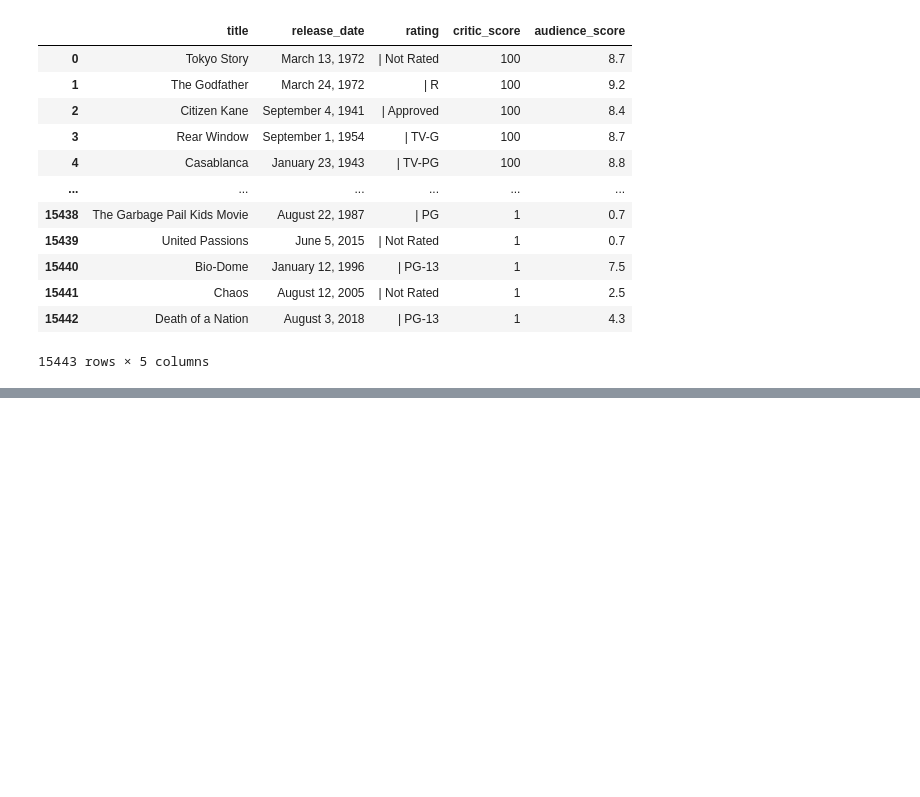
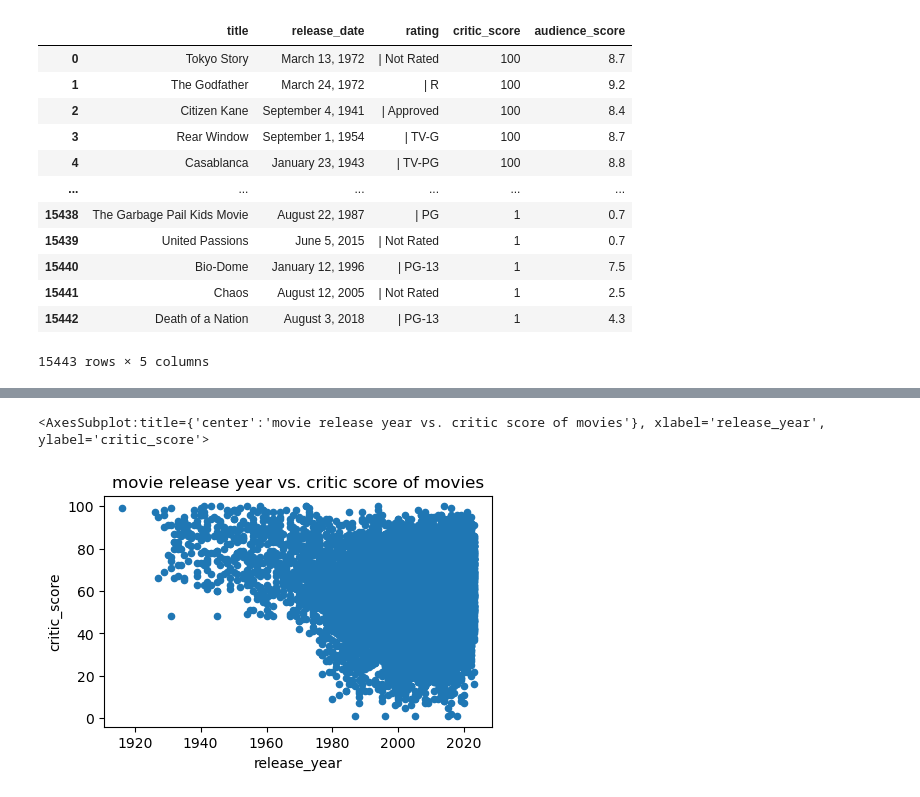
Before and after one commit to Hodgdonc/COS_482_Project, a Jupyter notebook: metacritic_webscraping.ipynb, the cells around one changed output, grey strips where cells are left out. Saved outputs shown, nothing was run; the diff lists cells and outputs as text; code cells hidden in the pictures; blank space fills up the shorter version.

Commit message:
cleaned data and made some example graphs

```diff
--- a/metacritic_webscraping.ipynb
+++ b/metacritic_webscraping.ipynb
@@ -120,3 +120,8 @@ Index: []
 | 15441 | Chaos | August 12, 2005 | | Not Rated | 1 | 2.5 |
 | 15442 | Death of a Nation | August 3, 2018 | | PG-13 | 1 | 4.3 |
 15443 rows × 5 columns
+# %%
+df2 = pd.read_csv("metacritic_data.csv",index_col=0)
+#df2
+df2_no_NaN = df2.dropna()
+df2_no_NaN
@@ -122,0 +142,6 @@ Index: []
+# %%
+df2_no_NaN['release_year'] = df2_no_NaN['release_date'].str[-4:]
+#df2_no_NaN['audience_score'] = pd.to_numeric(df2_no_NaN['audience_score'],errors='coerce').notnull()
+df2_no_NaN['audience_score'] = pd.to_numeric(df2_no_NaN['audience_score'], errors='coerce')
+df2_no_NaN['release_year'] = pd.to_numeric(df2_no_NaN['release_year'], errors='coerce')
+df2_no_NaN
@@ -122,0 +187,6 @@ Index: []
+# %%
+df2_no_NaN.plot(x='release_year', y='critic_score', kind='scatter', figsize=(5,3),
+        title='movie release year vs. critic score of movies')
+# %% [output]
+<AxesSubplot:title={'center':'movie release year vs. critic score of movies'}, xlabel='release_year', ylabel='critic_score'>
+[figure, added]
```
Also changed, not shown: parts of 5 cells of this notebook, 1 other file.
